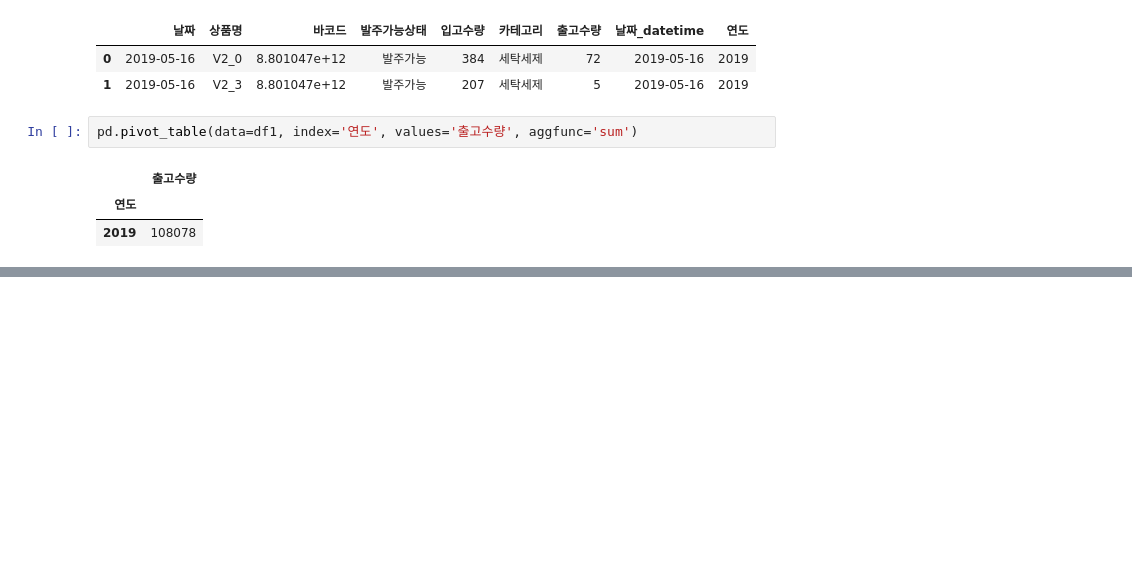
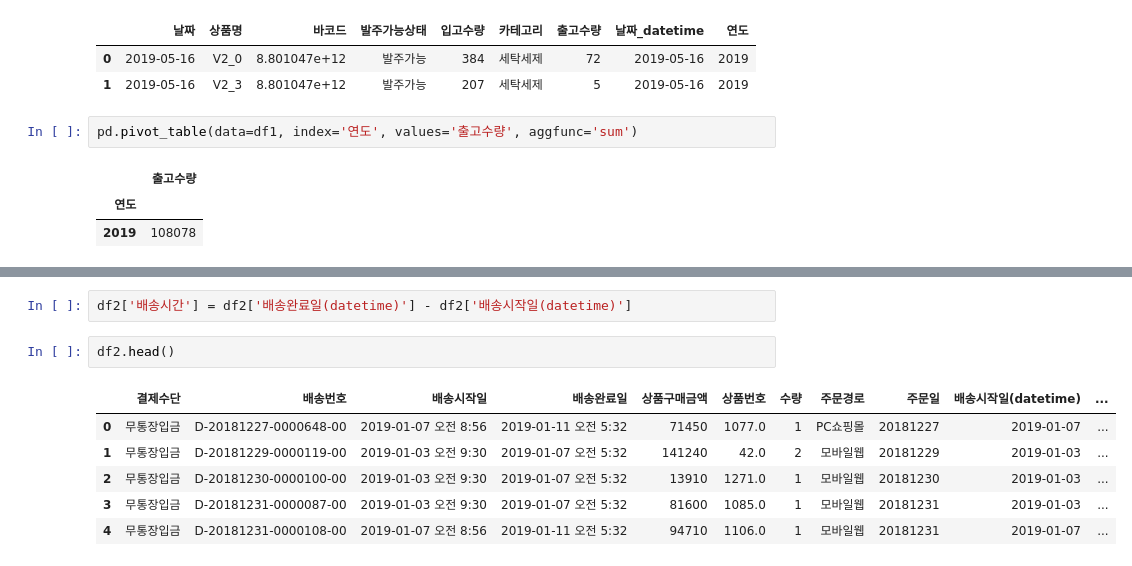
Before and after one commit to won195/TIL, a Jupyter notebook: [매일_10분_데이터_분석]_날짜데이터를_처리_하자!_(python_date_time_pandas).ipynb, the cells around one changed output, grey strips where cells are left out. Drawn from its saved outputs; the diff is of its cells as text; blank space fills up the shorter version.

```diff
--- a/[매일_10분_데이터_분석]_날짜데이터를_처리_하자!_(python_date_time_pandas).ipynb
+++ b/[매일_10분_데이터_분석]_날짜데이터를_처리_하자!_(python_date_time_pandas).ipynb
@@ -70,0 +121,11 @@ pd.pivot_table(data=df1, index='연도', values='출고수량', aggfunc='sum')
+# %%
+df2['배송시간'] = df2['배송완료일(datetime)'] - df2['배송시작일(datetime)']
+# %%
+df2.head()
+# %% [output]
+|  | 결제수단 | 배송번호 | 배송시작일 | 배송완료일 | 상품구매금액 | 상품번호 | 수량 | 주문경로 | 주문일 | 배송시작일(datetime) | ... |
+| 0 | 무통장입금 | D-20181227-0000648-00 | 2019-01-07 오전 8:56 | 2019-01-11 오전 5:32 | 71450 | 1077.0 | 1 | PC쇼핑몰 | 20181227 | 2019-01-07 | ... |
+| 1 | 무통장입금 | D-20181229-0000119-00 | 2019-01-03 오전 9:30 | 2019-01-07 오전 5:32 | 141240 | 42.0 | 2 | 모바일웹 | 20181229 | 2019-01-03 | ... |
+| 2 | 무통장입금 | D-20181230-0000100-00 | 2019-01-03 오전 9:30 | 2019-01-07 오전 5:32 | 13910 | 1271.0 | 1 | 모바일웹 | 20181230 | 2019-01-03 | ... |
+| 3 | 무통장입금 | D-20181231-0000087-00 | 2019-01-03 오전 9:30 | 2019-01-07 오전 5:32 | 81600 | 1085.0 | 1 | 모바일웹 | 20181231 | 2019-01-03 | ... |
+| 4 | 무통장입금 | D-20181231-0000108-00 | 2019-01-07 오전 8:56 | 2019-01-11 오전 5:32 | 94710 | 1106.0 | 1 | 모바일웹 | 20181231 | 2019-01-07 | ... |
```
Also changed, not shown: parts of 8 cells of this notebook.
